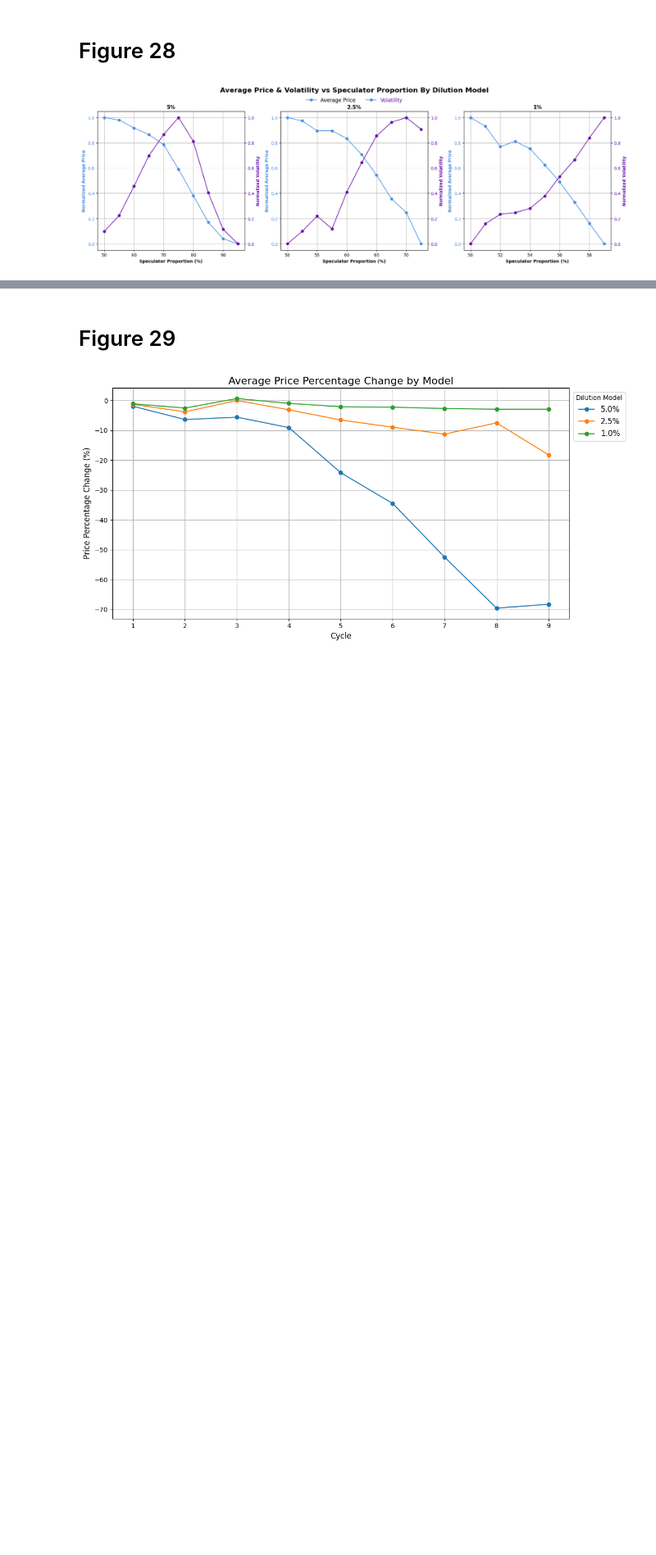
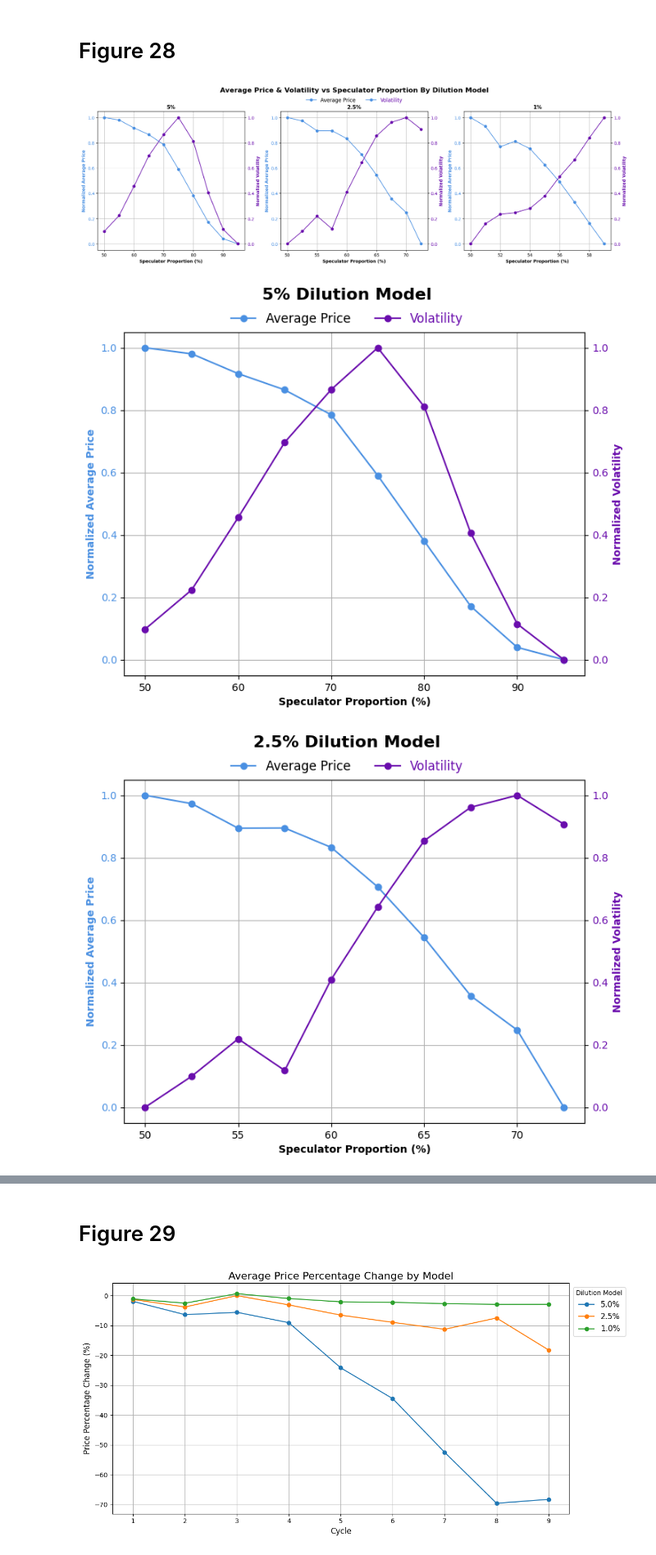
Before and after one commit to richardeli/Thesis, a Jupyter notebook: Data Analysis/Report Figures/Section442.ipynb, the cells around one changed output, grey strips where cells are left out. Shown: that part at 82% size. Drawn from its saved outputs; the diff is of its cells as text; code cells hidden in the pictures; blank space fills up the shorter version.

```diff
--- a/Data Analysis/Report Figures/Section442.ipynb
+++ b/Data Analysis/Report Figures/Section442.ipynb
@@ -92,3 +92,51 @@ plt.subplots_adjust(top=0.85)  # Adjust top spacing to give room for the main ti
 plt.show()
 # %% [output]
 [figure]
+# %%
+import matplotlib.pyplot as plt
+from sklearn.preprocessing import MinMaxScaler
+
+# Normalize the data for plotting
+scaler = MinMaxScaler()
+df_5_percent[['Average Price', 'Volatility']] = scaler.fit_transform(
+    df_5_percent[['Average Price', 'Volatility']]
+)
+df_2_5_percent[['Average Price', 'Volatility']] = scaler.fit_transform(
+    df_2_5_percent[['Average Price', 'Volatility']]
+)
+df_1_percent[['Average Price', 'Volatility']] = scaler.fit_transform(
+    df_1_percent[['Average Price', 'Volatility']]
+)
+
+def plot_individual(df, title, ax_color='#4A90E2', vol_color='#6A0DAD'):
+    fig, ax1 = plt.subplots(figsize=(8, 6))
+    fig.suptitle(f'{title} Dilution Model', fontsize=16, fontweight='bold')
+
+    # Plot Average Price on primary y-axis
+    ax1.plot(df["Speculator Proportion"], df["Average Price"], marker='o', color=ax_color)
+    ax1.set_xlabel('Speculator Proportion (%)', fontweight='bold')
+    ax1.set_ylabel('Normalized Average Price', color=ax_color, fontweight='bold')
+    ax1.tick_params(axis='y', labelcolor=ax_color)
+    ax1.grid()
+
+    # Plot Volatility on secondary y-axis
+    ax2 = ax1.twinx()
+    ax2.plot(df["Speculator Proportion"], df["Volatility"], marker='o', color=vol_color)
+    ax2.set_ylabel('Normalized Volatility', color=vol_color, fontweight='bold')
+    ax2.tick_params(axis='y', labelcolor=vol_color)
+
+    # Add legend
+    legend = fig.legend(['Average Price', 'Volatility'], loc='upper center', ncol=2, fontsize=12, frameon=False, bbox_to_anchor=(0.5, 0.95))
+    for text in legend.get_texts():
+        if text.get_text() == 'Volatility':
+            text.set_color(vol_color)
+
+    plt.show()
+
+# Generate individual plots
+plot_individual(df_5_percent, '5%')
+plot_individual(df_2_5_percent, '2.5%')
+plot_individual(df_1_percent, '1%')
+# %% [output]
+[figure, added]
+[figure, added]
```
Also changed, not shown: parts of 1 cell of this notebook, 1 other file.
